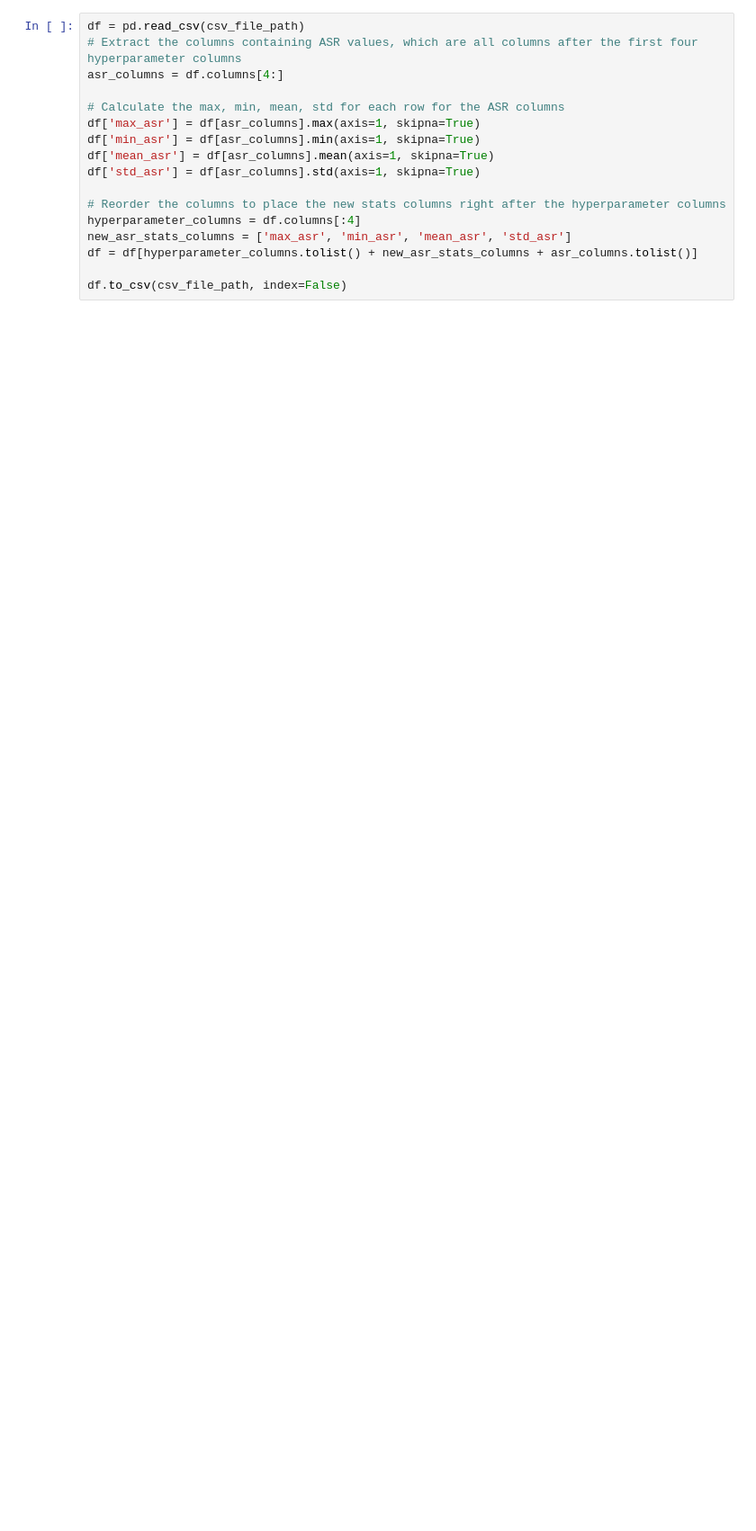
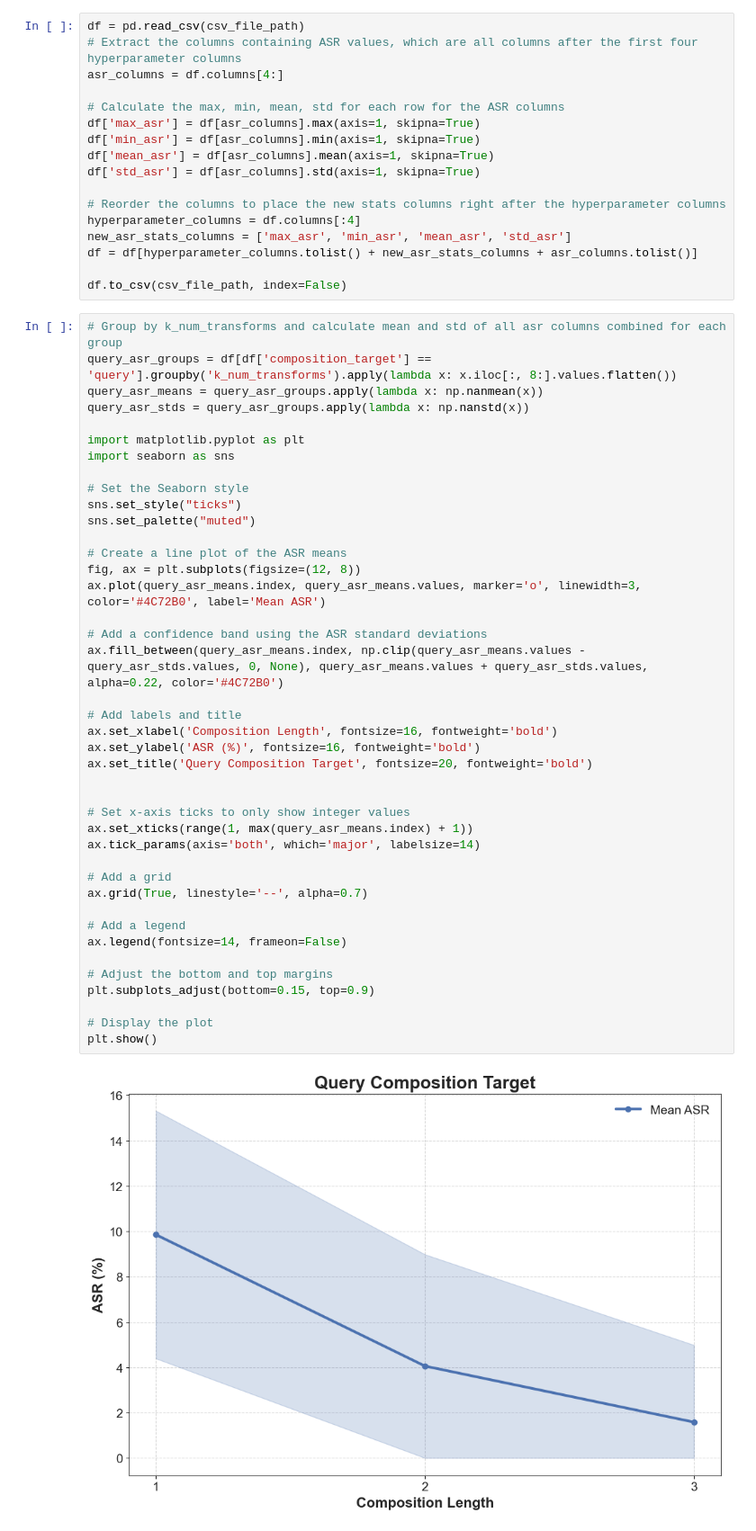
Before and after one commit to briteroses/string-manipulation, a Jupyter notebook: data_analysis.ipynb, the cells around one changed output. Shown at 90% size. Saved outputs shown, nothing was run; the diff lists cells and outputs as text; blank space fills up the shorter version.

```diff
--- a/data_analysis.ipynb
+++ b/data_analysis.ipynb
@@ -52,6 +52,49 @@ new_asr_stats_columns = ['max_asr', 'min_asr', 'mean_asr', 'std_asr']
 df = df[hyperparameter_columns.tolist() + new_asr_stats_columns + asr_columns.tolist()]
 
 df.to_csv(csv_file_path, index=False)
+# %%
+# Group by k_num_transforms and calculate mean and std of all asr columns combined for each group
+query_asr_groups = df[df['composition_target'] == 'query'].groupby('k_num_transforms').apply(lambda x: x.iloc[:, 8:].values.flatten())
+query_asr_means = query_asr_groups.apply(lambda x: np.nanmean(x))
+query_asr_stds = query_asr_groups.apply(lambda x: np.nanstd(x))
+
+import matplotlib.pyplot as plt
+import seaborn as sns
+
+# Set the Seaborn style
+sns.set_style("ticks")
+sns.set_palette("muted")
+
+# Create a line plot of the ASR means
+fig, ax = plt.subplots(figsize=(12, 8))
+ax.plot(query_asr_means.index, query_asr_means.values, marker='o', linewidth=3, color='#4C72B0', label='Mean ASR')
+
+# Add a confidence band using the ASR standard deviations
+ax.fill_between(query_asr_means.index, np.clip(query_asr_means.values - query_asr_stds.values, 0, None), query_asr_means.values + query_asr_stds.values, alpha=0.22, color='#4C72B0')
+
+# Add labels and title
+ax.set_xlabel('Composition Length', fontsize=16, fontweight='bold')
+ax.set_ylabel('ASR (%)', fontsize=16, fontweight='bold')
+ax.set_title('Query Composition Target', fontsize=20, fontweight='bold')
+
+
+# Set x-axis ticks to only show integer values
+ax.set_xticks(range(1, max(query_asr_means.index) + 1))
+ax.tick_params(axis='both', which='major', labelsize=14)
+
+# Add a grid
+ax.grid(True, linestyle='--', alpha=0.7)
+
+# Add a legend
+ax.legend(fontsize=14, frameon=False)
+
+# Adjust the bottom and top margins
+plt.subplots_adjust(bottom=0.15, top=0.9)
+
+# Display the plot
+plt.show()
+# %% [output]
+[figure, added]
 # %%
 from experiments.composition import CompositionExperiment
 from models.black_box_model import GPT4_Turbo
```
Also changed, not shown: parts of 3 cells of this notebook, 14 other files.
